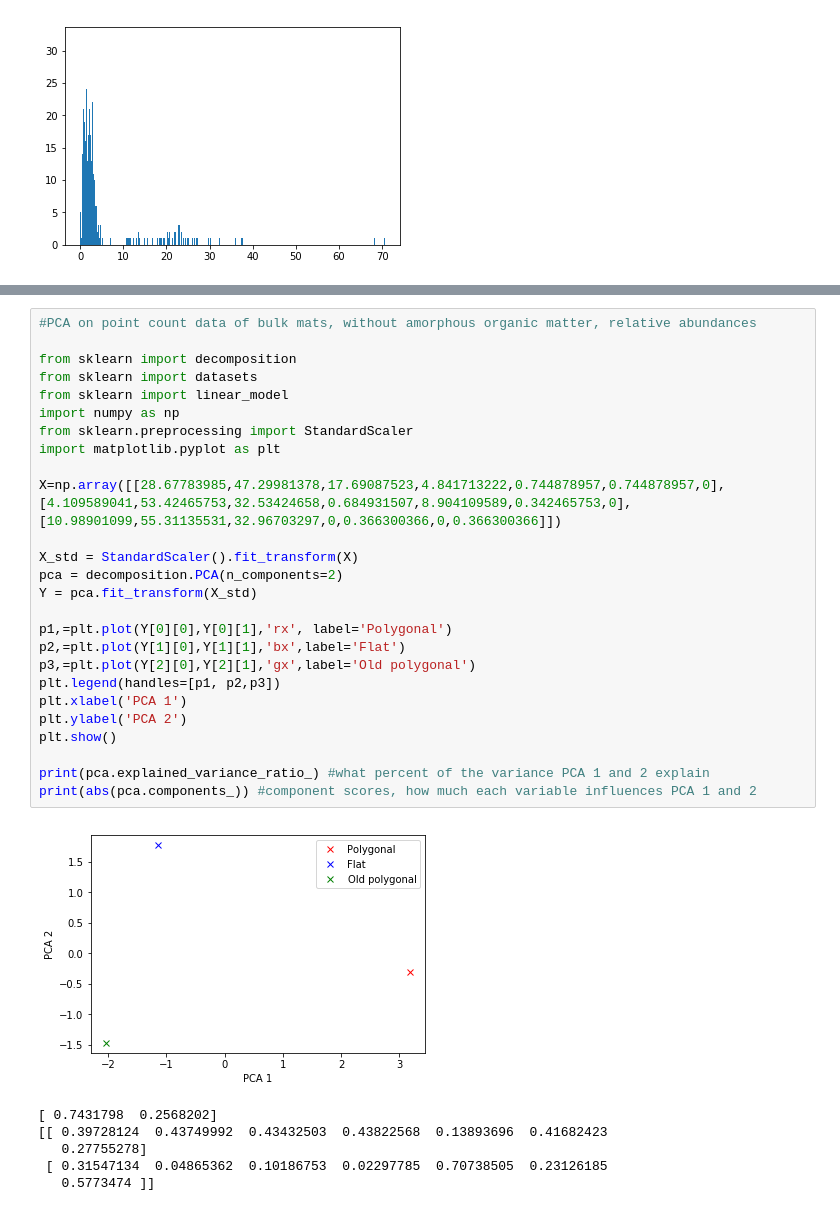
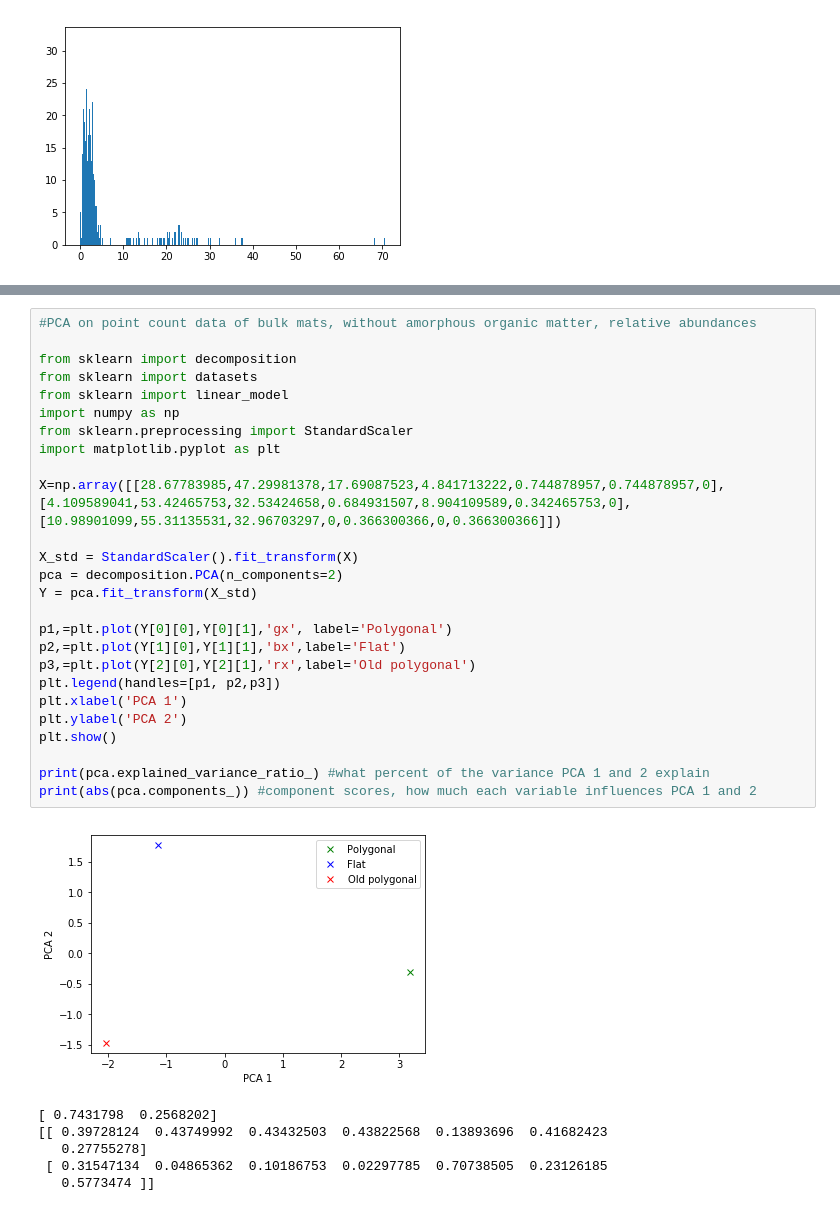
Before and after one commit to sriemer1/senior-thesis, a Jupyter notebook: Jmicrovision data .ipynb, the cells around one changed output, grey strips where cells are left out. Saved outputs shown, nothing was run; the diff lists cells and outputs as text.

```diff
--- a/Jmicrovision data .ipynb
+++ b/Jmicrovision data .ipynb
@@ -323,33 +323,33 @@ Data with input dtype int64 was converted to float64 by StandardScaler.
 # %%
 #PCA on point count data of bulk mats, without amorphous organic matter, relative abundances
 
 from sklearn import decomposition
 from sklearn import datasets
 from sklearn import linear_model
 import numpy as np
 from sklearn.preprocessing import StandardScaler
 import matplotlib.pyplot as plt
 
 X=np.array([[28.67783985,47.29981378,17.69087523,4.841713222,0.744878957,0.744878957,0],
 [4.109589041,53.42465753,32.53424658,0.684931507,8.904109589,0.342465753,0],
 [10.98901099,55.31135531,32.96703297,0,0.366300366,0,0.366300366]])
 
 X_std = StandardScaler().fit_transform(X)
 pca = decomposition.PCA(n_components=2)
 Y = pca.fit_transform(X_std)
 
-p1,=plt.plot(Y[0][0],Y[0][1],'rx', label='Polygonal')
+p1,=plt.plot(Y[0][0],Y[0][1],'gx', label='Polygonal')
 p2,=plt.plot(Y[1][0],Y[1][1],'bx',label='Flat')
-p3,=plt.plot(Y[2][0],Y[2][1],'gx',label='Old polygonal')
+p3,=plt.plot(Y[2][0],Y[2][1],'rx',label='Old polygonal')
 plt.legend(handles=[p1, p2,p3])
 plt.xlabel('PCA 1')
 plt.ylabel('PCA 2')
 plt.show()
 
 print(pca.explained_variance_ratio_) #what percent of the variance PCA 1 and 2 explain
 print(abs(pca.components_)) #component scores, how much each variable influences PCA 1 and 2
 # %% [output]
-[figure, old version]
+[figure, new version]
 [ 0.7431798  0.2568202]
 [[ 0.39728124  0.43749992  0.43432503  0.43822568  0.13893696  0.41682423
    0.27755278]
```
Also changed, not shown: parts of 10 cells of this notebook.
